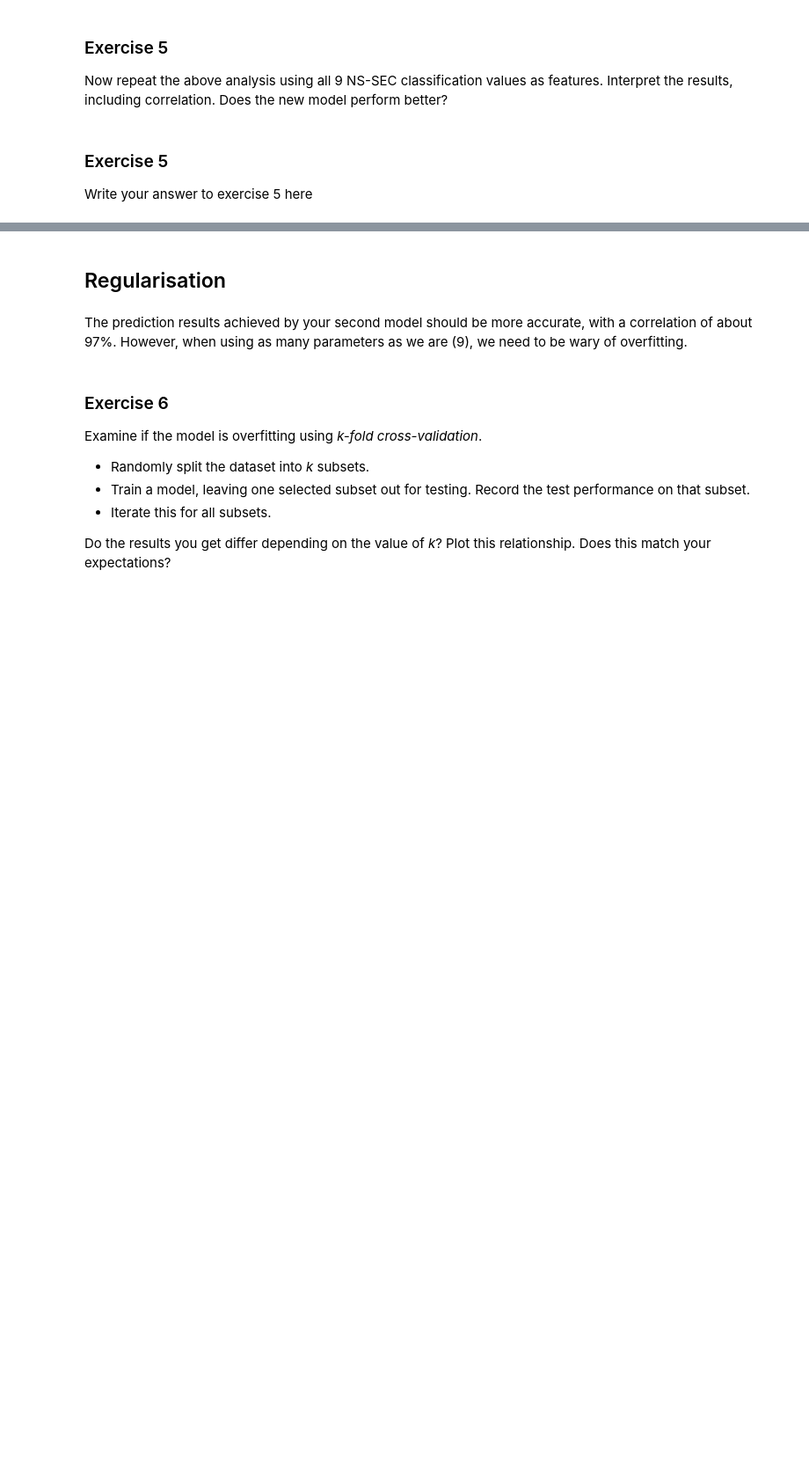
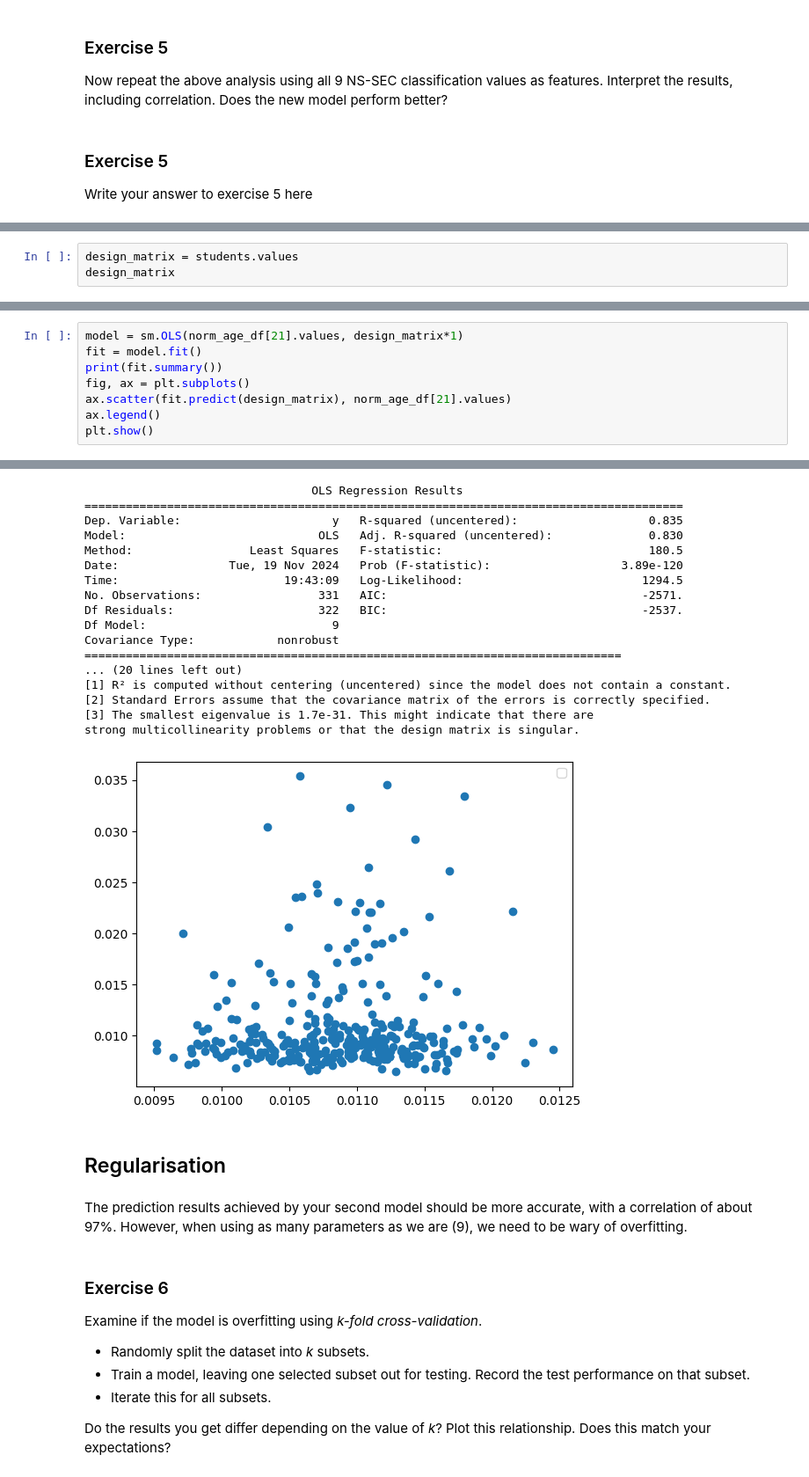
Before and after one commit to EuanWorth/ecw66_ads_2024, a Jupyter notebook: Practical_3.ipynb, the cells around one changed output, grey strips where cells are left out. Shown: that part at 88% size. Cells and saved outputs as stored; diff of their text form; blank space fills up the shorter version.

```diff
--- a/Practical_3.ipynb
+++ b/Practical_3.ipynb
@@ -791,0 +899,3 @@ Write your answer to exercise 5 here
+# %%
+design_matrix = students.values
+design_matrix
@@ -791,0 +916,9 @@ Write your answer to exercise 5 here
+# %%
+model = sm.OLS(norm_age_df[21].values, design_matrix*1)
+fit = model.fit()
+print(fit.summary())
+fig, ax = plt.subplots()
+ax.scatter(fit.predict(design_matrix), norm_age_df[21].values)
+ax.legend()
+plt.show()
+# %% [output]
@@ -792,3 +926,21 @@ Write your answer to exercise 5 here
+                                 OLS Regression Results
+=======================================================================================
+Dep. Variable:                      y   R-squared (uncentered):                   0.835
+Model:                            OLS   Adj. R-squared (uncentered):              0.830
+Method:                 Least Squares   F-statistic:                              180.5
+Date:                Tue, 19 Nov 2024   Prob (F-statistic):                   3.89e-120
+Time:                        19:43:09   Log-Likelihood:                          1294.5
+No. Observations:                 331   AIC:                                     -2571.
+Df Residuals:                     322   BIC:                                     -2537.
+Df Model:                           9
+Covariance Type:            nonrobust
+==============================================================================
+... (20 lines left out)
+[1] R² is computed without centering (uncentered) since the model does not contain a constant.
+[2] Standard Errors assume that the covariance matrix of the errors is correctly specified.
+[3] The smallest eigenvalue is 1.7e-31. This might indicate that there are
+strong multicollinearity problems or that the design matrix is singular.
+[figure, added]
 # %% [markdown]
 ## Regularisation
 # %% [markdown]
```
Also changed, not shown: parts of 24 cells of this notebook.
